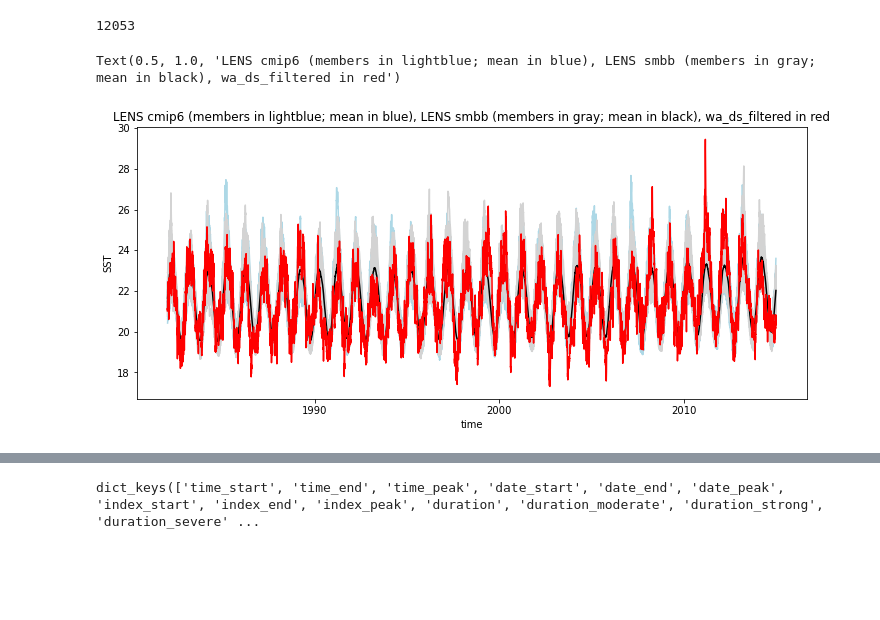
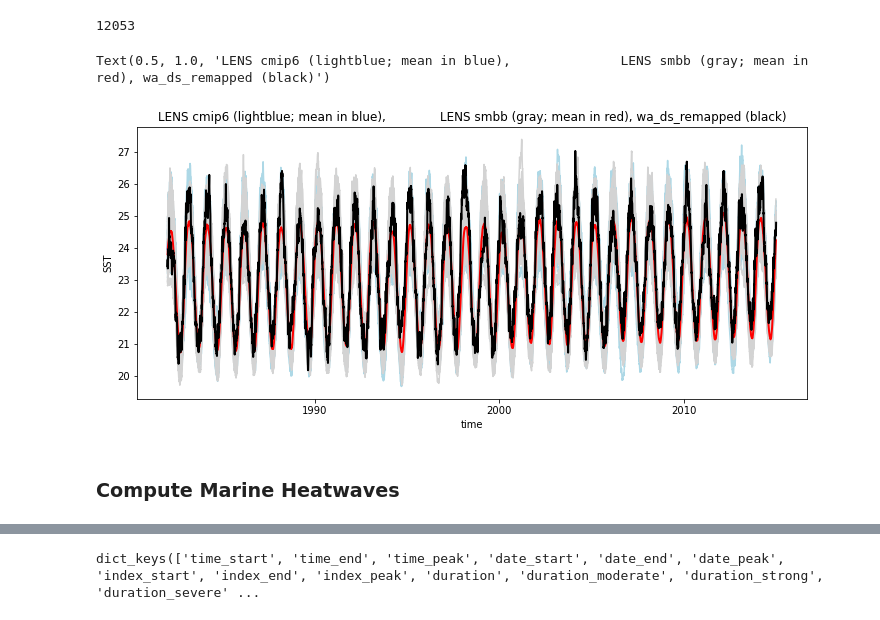
Before and after one commit to NCAR/MHW_LENS2, a Jupyter notebook: notebooks/misc/example_cesm2_le.ipynb, the cells around one changed output, grey strips where cells are left out. Drawn from its saved outputs; the diff is of its cells as text; code cells hidden in the pictures; blank space fills up the shorter version.

```diff
--- a/notebooks/misc/example_cesm2_le.ipynb
+++ b/notebooks/misc/example_cesm2_le.ipynb
@@ -183,5 +208,18 @@ ax.set_ylim(-40,-22);
+# %%
+# extract area and define start and end dates
+area = pop_grid.TAREA.isel(nlon = slice(i-n,i+n),
+                           nlat = slice(j-n,j+n))
+start="1982-01-01"
+end="2014-12-31"
+# %%
+path_oisst = '/glade/scratch/{}/noaa.oisst.v2.highres/'.format(getpass.getuser())
+oisst=xr.open_dataset(path_oisst+'oisst_remapped_POP_gx1v7.nc')
+wa_ds_remapped = oisst.isel(nlon = slice(i-n,i+n), nlat = slice(j-n,j+n),
+             ).sel(time = slice(start,end)).weighted(area).mean(dim=['nlat','nlon']).load()
+#wa_ds_filtered
 # %%
 %%time
-wa_ds_cmip6 = ds_cmip6.SST.isel(nlon = i, nlat = j,
-             ).sel(time = slice("1982-01-01","2014-12-31")).load()
+wa_ds_cmip6 = ds_cmip6.SST.isel(nlon = slice(i-n,i+n),
+                                nlat = slice(j-n,j+n),
+             ).sel(time = slice(start,end)).weighted(area).mean(dim=['nlat','nlon']).load()
 # %% [output]
@@ -190,5 +234,6 @@ Wall time: 3min 23s
 # %%
 %%time
-wa_ds_smbb = ds_smbb.SST.isel(nlon = i, nlat = j,
-             ).sel(time = slice("1982-01-01","2014-12-31")).load()
+wa_ds_smbb = ds_smbb.SST.isel(nlon = slice(i-n,i+n),
+                              nlat = slice(j-n,j+n),
+             ).sel(time = slice(start,end)).weighted(area).mean(dim=['nlat','nlon']).load()
 # %% [output]
@@ -205,14 +255,20 @@ len(times)
 # %%
 f, ax = plt.subplots(1, 1, figsize=(12, 5))
 
 wa_ds_cmip6.plot(ax=ax,hue="member_id",add_legend=False, color='lightblue', label='historical');
-wa_ds_cmip6.mean('member_id').plot(ax=ax,color='blue', label='mean historical')
+wa_ds_cmip6.mean('member_id').plot(ax=ax,color='blue', label='mean historical', lw=2)
+
 
 wa_ds_smbb.plot(ax=ax,hue="member_id",add_legend=False, color='lightgray', label='ssp370');
-wa_ds_smbb.mean('member_id').plot(ax=ax,color='black', label='mean ssp370')
+wa_ds_smbb.mean('member_id').plot(ax=ax,color='red', label='mean ssp370', lw=2)
 
-ax.plot(times,wa_ds_filtered.values,color='red', label='oisst' )
-ax.set_title('LENS cmip6 (members in lightblue; mean in blue), LENS smbb (members in gray; mean in black), wa_ds_filtered in red')
+
+ax.plot(times,wa_ds_remapped.sst.values,color='k', label='oisst' , lw=2)
+ax.set_title('LENS cmip6 (lightblue; mean in blue), \
+             LENS smbb (gray; mean in red), wa_ds_remapped (black)')
+#ax.legend()
 # %% [output]
-Text(0.5, 1.0, 'LENS cmip6 (members in lightblue; mean in blue), LENS smbb (members in gray; mean in black), wa_ds_filtered in red')
+Text(0.5, 1.0, 'LENS cmip6 (lightblue; mean in blue),              LENS smbb (gray; mean in red), wa_ds_remapped (black)')
-[figure, old version]
+[figure, new version]
+# %% [markdown]
+### Compute Marine Heatwaves
```
Also changed, not shown: parts of 38 cells of this notebook.
